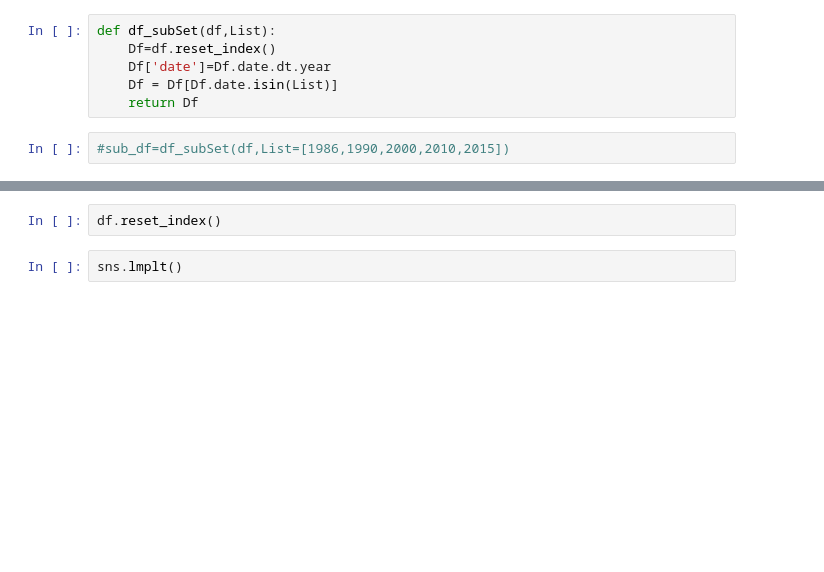
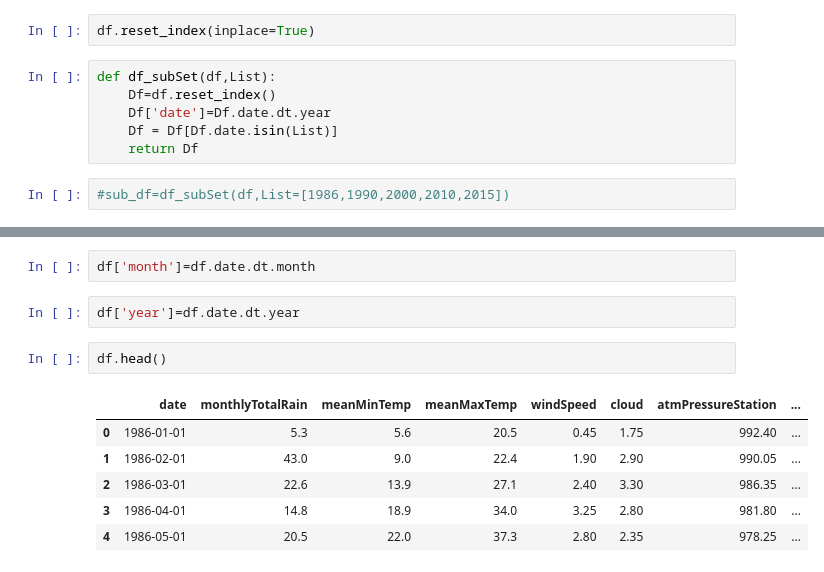
Before and after one commit to jarryJafery/python, a Jupyter notebook: pythonCodes/LahoreWeatherAnalysis.ipynb, the cells around one changed output, grey strips where cells are left out. Saved outputs shown, nothing was run; the diff lists cells and outputs as text; blank space fills up the shorter version.

```diff
--- a/pythonCodes/LahoreWeatherAnalysis.ipynb
+++ b/pythonCodes/LahoreWeatherAnalysis.ipynb
@@ -453,3 +511,5 @@ df.shape
+# %%
+df.reset_index(inplace=True)
 # %%
 def df_subSet(df,List):
     Df=df.reset_index()
@@ -463,4 +530,13 @@ df.head()
+# %%
+df['month']=df.date.dt.month
+# %%
+df['year']=df.date.dt.year
 # %%
-df.reset_index()
+df.head()
+# %% [output]
+|  | date | monthlyTotalRain | meanMinTemp | meanMaxTemp | windSpeed | cloud | atmPressureStation | ... |
+| 0 | 1986-01-01 | 5.3 | 5.6 | 20.5 | 0.45 | 1.75 | 992.40 | ... |
+| 1 | 1986-02-01 | 43.0 | 9.0 | 22.4 | 1.90 | 2.90 | 990.05 | ... |
+| 2 | 1986-03-01 | 22.6 | 13.9 | 27.1 | 2.40 | 3.30 | 986.35 | ... |
+| 3 | 1986-04-01 | 14.8 | 18.9 | 34.0 | 3.25 | 2.80 | 981.80 | ... |
+| 4 | 1986-05-01 | 20.5 | 22.0 | 37.3 | 2.80 | 2.35 | 978.25 | ... |
-# %%
-sns.lmplt()
```
Also changed, not shown: parts of 15 cells of this notebook.
